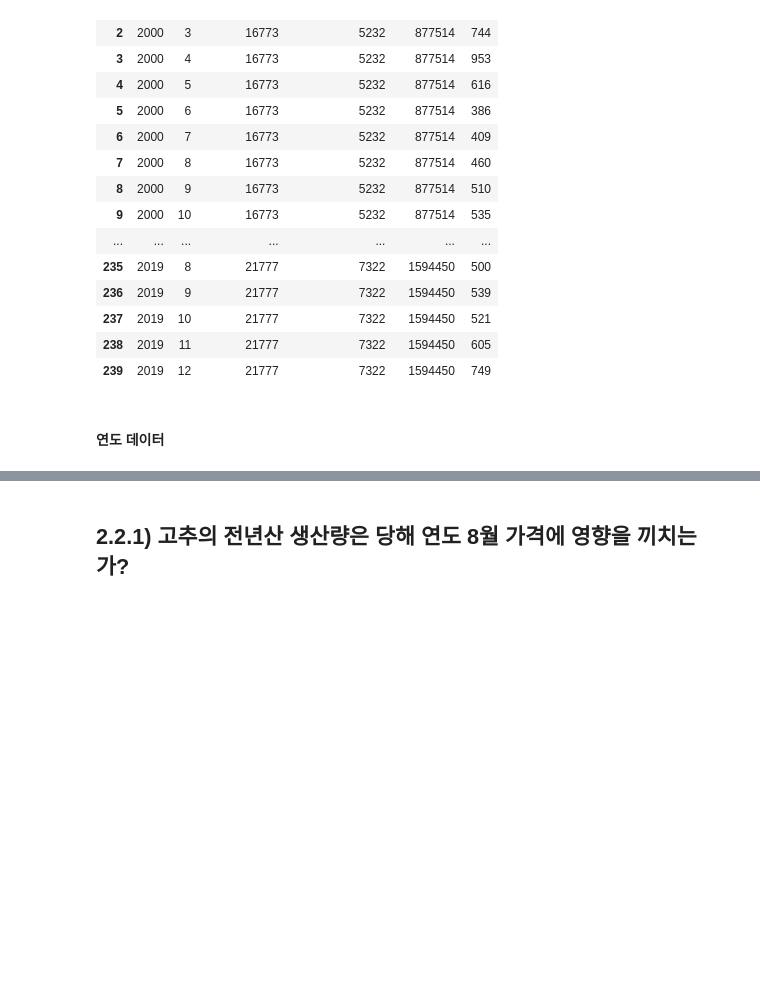
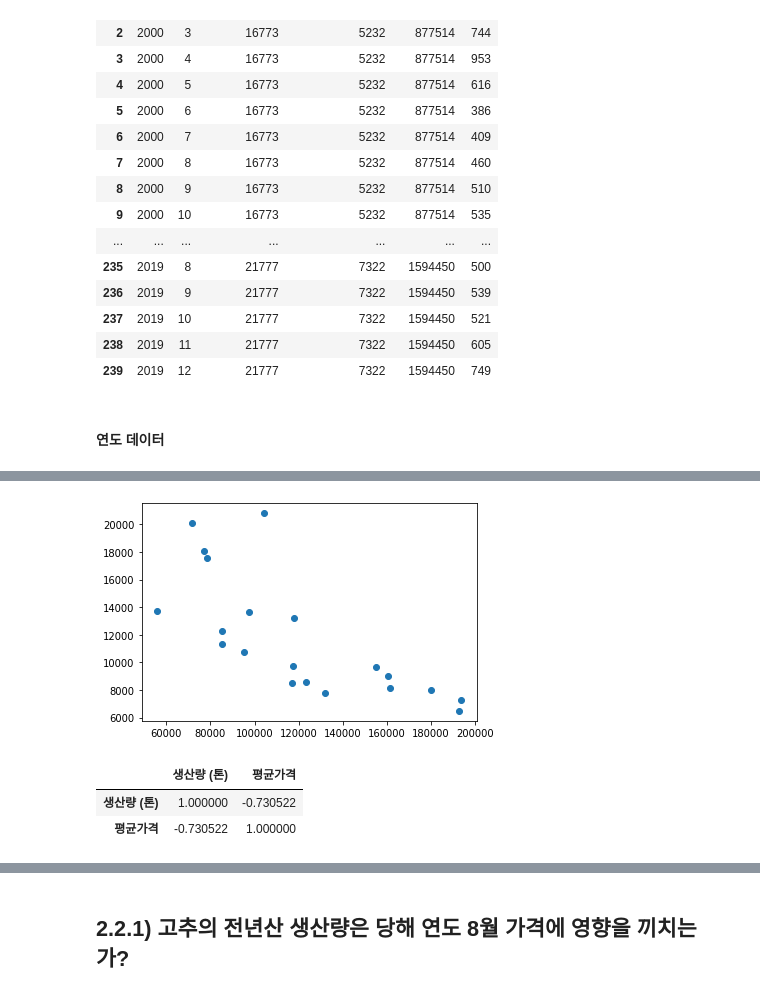
Before and after one commit to Ksejin/MJ_Capstone, a Jupyter notebook: analysis/2_2.ipynb, the cells around one changed output, grey strips where cells are left out. Drawn from its saved outputs; the diff is of its cells as text; code cells hidden in the pictures; blank space fills up the shorter version.

```diff
--- a/analysis/2_2.ipynb
+++ b/analysis/2_2.ipynb
@@ -326,0 +349,4 @@ onion_data
+# %%
+pepper_hwa_year_data = pd.merge(pepper, pepper_hwa_year_price,how='left')
+pepper_hwa_year_data = pepper_hwa_year_data[['년도', '건고추:면적 (ha)', '10a당 생산량 (kg)', '생산량 (톤)', '평균가격']]
+pepper_hwa_year_data
@@ -326,0 +434,15 @@ onion_data
+# %%
+x = pepper_hwa_year_data['생산량 (톤)']
+y = pepper_hwa_year_data['평균가격']
+
+plt.plot(x, y, 'o')
+plt.show()
+# %% [output]
+[figure, added]
+# %%
+corr = pepper_hwa_year_data[['생산량 (톤)', '평균가격']].corr(method='pearson')
+corr#건고추(화건)생산량과 가격은 음의 상관관계
+# %% [output]
+|  | 생산량 (톤) | 평균가격 |
+| 생산량 (톤) | 1.000000 | -0.730522 |
+| 평균가격 | -0.730522 | 1.000000 |
```
Also changed, not shown: parts of 14 cells of this notebook.
